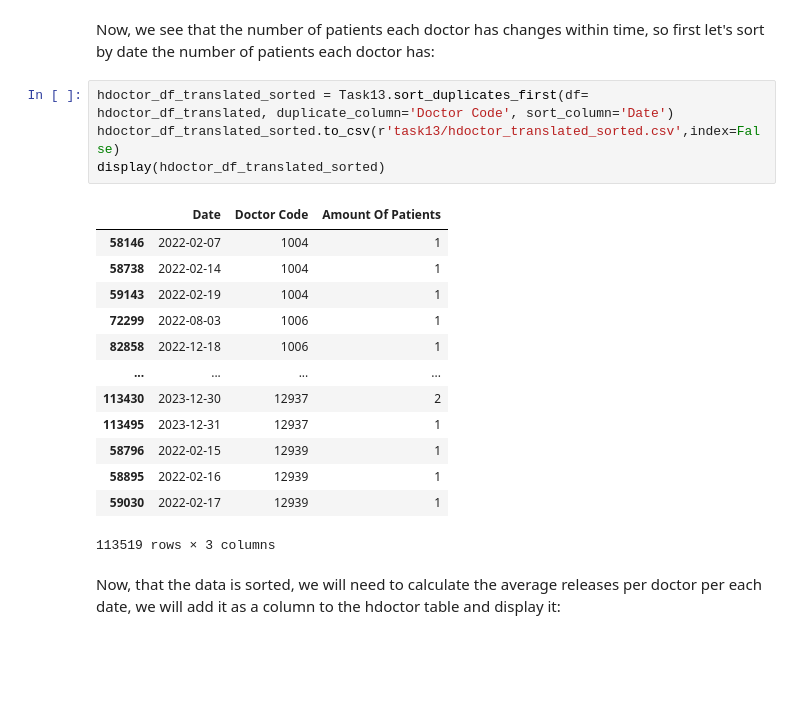
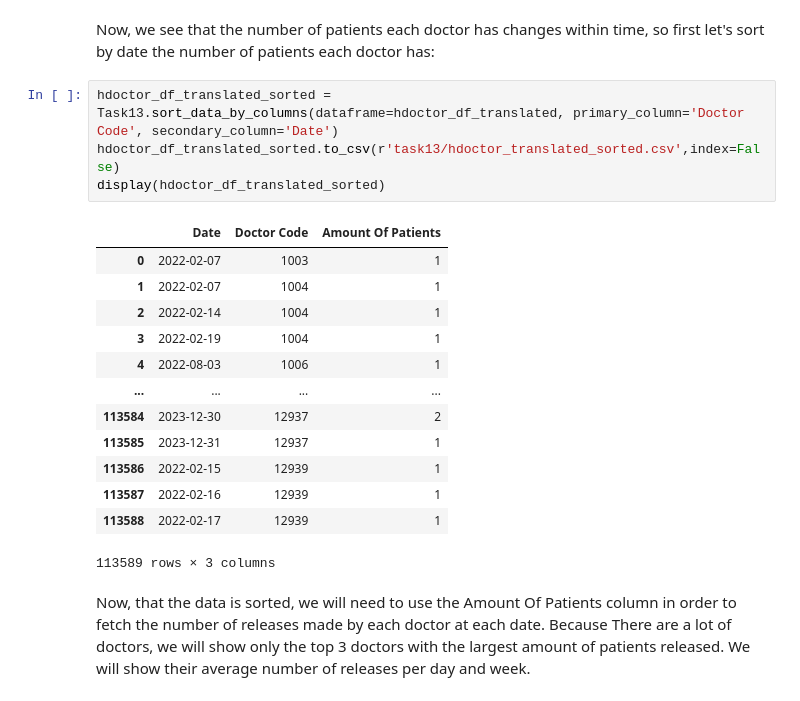
Before and after one commit to RyanWri/data-science2-lab-final-project, a Jupyter notebook: src/team_11/team11_results.ipynb, the cells around one changed output. Drawn from its saved outputs; the diff is of its cells as text; blank space fills up the shorter version.

```diff
--- a/src/team_11/team11_results.ipynb
+++ b/src/team_11/team11_results.ipynb
@@ -185,22 +194,22 @@ hdoctor_df_translated.to_csv(r'task13/hdoctor_translated.csv',index=False)
 # %% [markdown]
 Now, we see that the number of patients each doctor has changes within time, so first let's sort by date the number of patients each doctor has:
 # %%
-hdoctor_df_translated_sorted = Task13.sort_duplicates_first(df= hdoctor_df_translated, duplicate_column='Doctor Code', sort_column='Date')
+hdoctor_df_translated_sorted = Task13.sort_data_by_columns(dataframe=hdoctor_df_translated, primary_column='Doctor Code', secondary_column='Date')
 hdoctor_df_translated_sorted.to_csv(r'task13/hdoctor_translated_sorted.csv',index=False)
 display(hdoctor_df_translated_sorted)
 # %% [output]
 |  | Date | Doctor Code | Amount Of Patients |
-| 58146 | 2022-02-07 | 1004 | 1 |
-| 58738 | 2022-02-14 | 1004 | 1 |
-| 59143 | 2022-02-19 | 1004 | 1 |
-| 72299 | 2022-08-03 | 1006 | 1 |
-| 82858 | 2022-12-18 | 1006 | 1 |
+| 0 | 2022-02-07 | 1003 | 1 |
+| 1 | 2022-02-07 | 1004 | 1 |
+| 2 | 2022-02-14 | 1004 | 1 |
+| 3 | 2022-02-19 | 1004 | 1 |
+| 4 | 2022-08-03 | 1006 | 1 |
 | ... | ... | ... | ... |
-| 113430 | 2023-12-30 | 12937 | 2 |
-| 113495 | 2023-12-31 | 12937 | 1 |
-| 58796 | 2022-02-15 | 12939 | 1 |
-| 58895 | 2022-02-16 | 12939 | 1 |
-| 59030 | 2022-02-17 | 12939 | 1 |
+| 113584 | 2023-12-30 | 12937 | 2 |
+| 113585 | 2023-12-31 | 12937 | 1 |
+| 113586 | 2022-02-15 | 12939 | 1 |
+| 113587 | 2022-02-16 | 12939 | 1 |
+| 113588 | 2022-02-17 | 12939 | 1 |
-113519 rows × 3 columns
+113589 rows × 3 columns
 # %% [markdown]
-Now, that the data is sorted, we will need to calculate the average releases per doctor per each date, we will add it as a column to the hdoctor table and display it:
+Now, that the data is sorted, we will need to use the Amount Of Patients column in order to fetch the number of releases made by each doctor at each date. Because There are a lot of doctors, we will show only the top 3 doctors with the largest amount of patients released. We will show their average number of releases per day and week.
```
Also changed, not shown: parts of 25 cells of this notebook, 7 other files.
